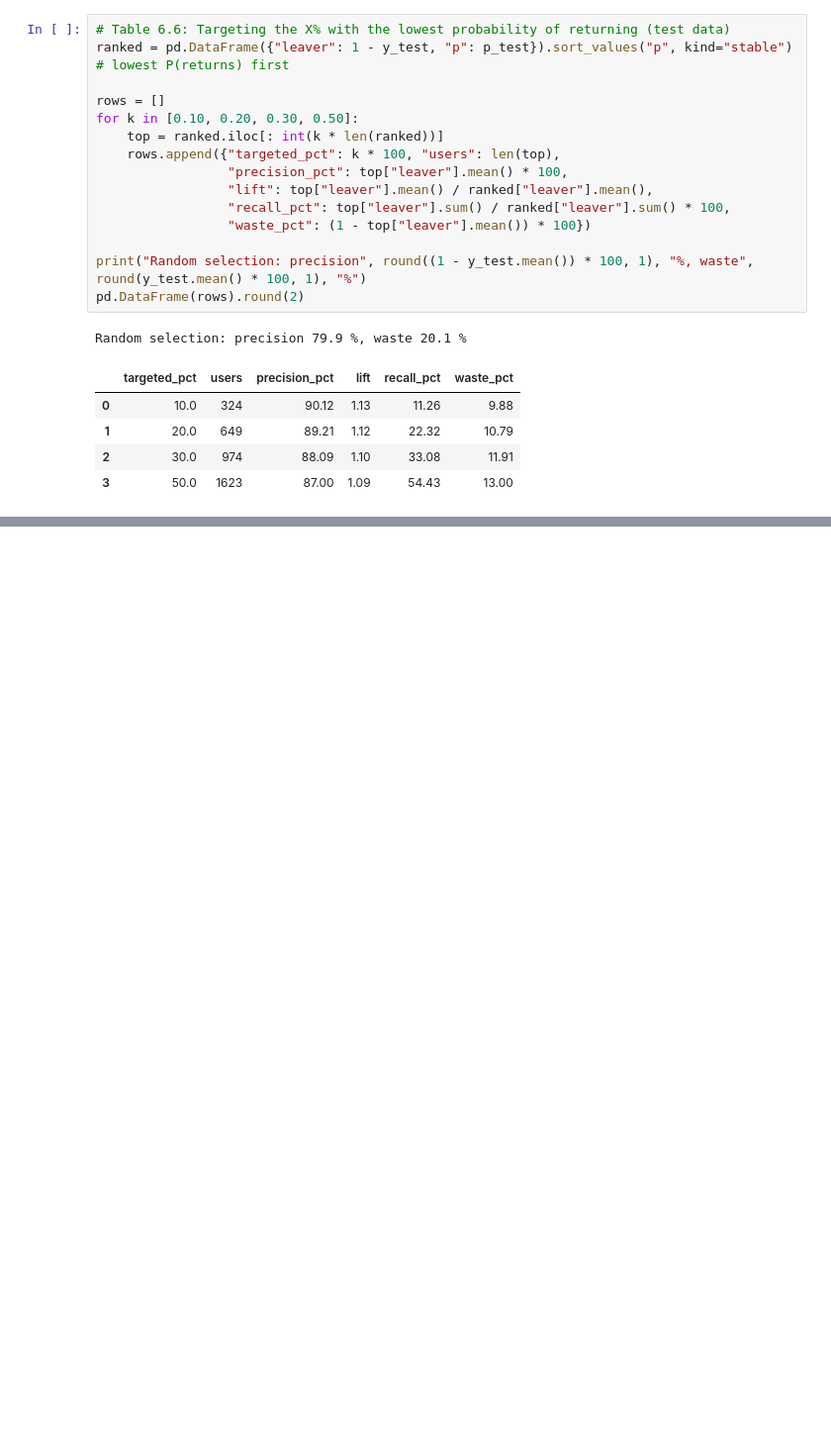
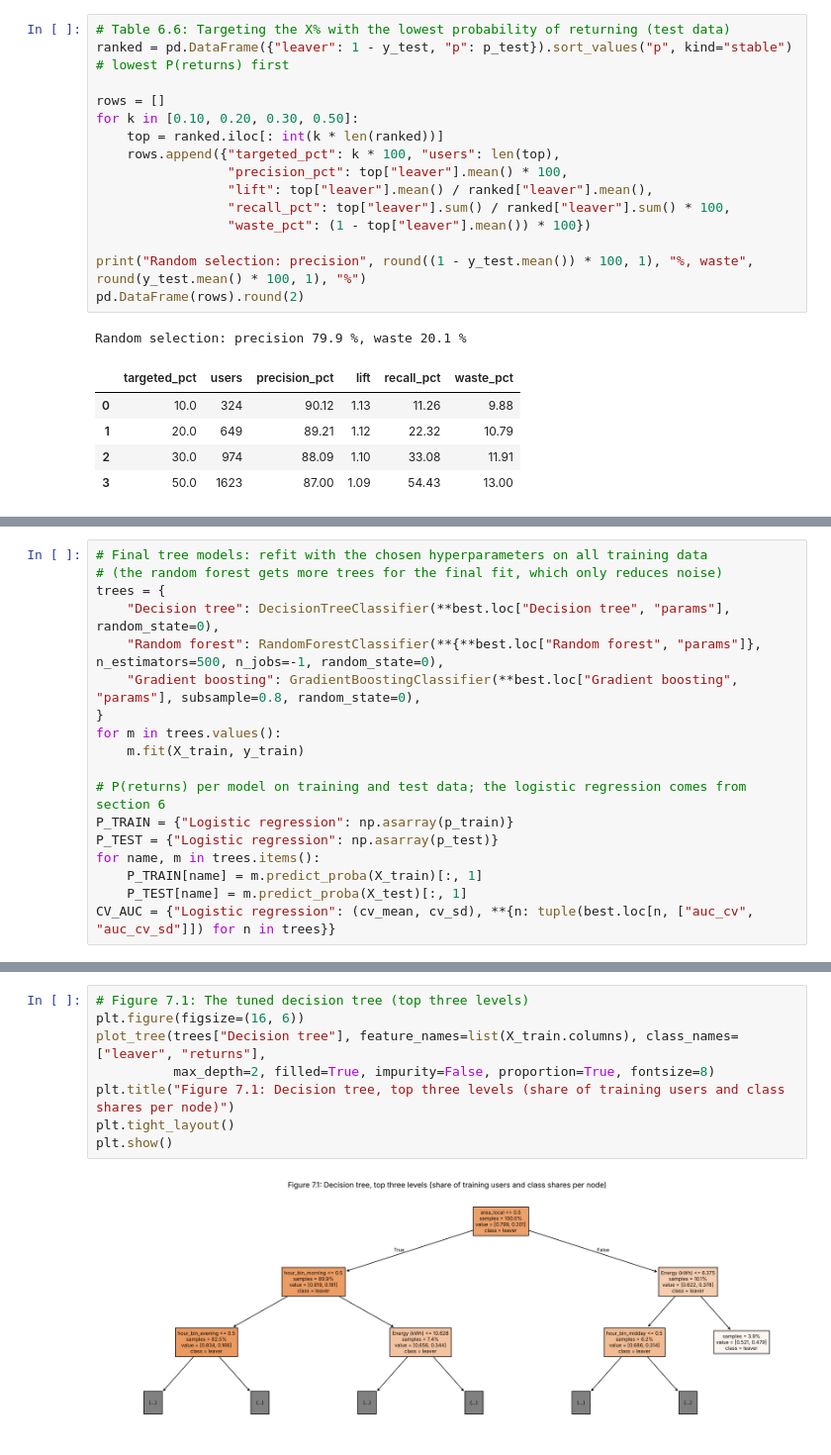
Before and after one commit to AliHoeg/intro_to_ba_project, a Jupyter notebook: exploraroty2.ipynb, the cells around one changed output, grey strips where cells are left out. Shown at 99% size. Cells and saved outputs as stored; diff of their text form; blank space fills up the shorter version.

Commit message:
Add tree models, model comparison and business case (sections 7-10)

```diff
--- a/exploraroty2.ipynb
+++ b/exploraroty2.ipynb
@@ -1170,0 +1251,18 @@ plt.show()
+# %%
+# Final tree models: refit with the chosen hyperparameters on all training data
+# (the random forest gets more trees for the final fit, which only reduces noise)
+trees = {
+    "Decision tree": DecisionTreeClassifier(**best.loc["Decision tree", "params"], random_state=0),
+    "Random forest": RandomForestClassifier(**{**best.loc["Random forest", "params"]}, n_estimators=500, n_jobs=-1, random_state=0),
+    "Gradient boosting": GradientBoostingClassifier(**best.loc["Gradient boosting", "params"], subsample=0.8, random_state=0),
+}
+for m in trees.values():
+    m.fit(X_train, y_train)
+
+# P(returns) per model on training and test data; the logistic regression comes from section 6
+P_TRAIN = {"Logistic regression": np.asarray(p_train)}
+P_TEST = {"Logistic regression": np.asarray(p_test)}
+for name, m in trees.items():
+    P_TRAIN[name] = m.predict_proba(X_train)[:, 1]
+    P_TEST[name] = m.predict_proba(X_test)[:, 1]
+CV_AUC = {"Logistic regression": (cv_mean, cv_sd), **{n: tuple(best.loc[n, ["auc_cv", "auc_cv_sd"]]) for n in trees}}
@@ -1170,0 +1277,10 @@ plt.show()
+# %%
+# Figure 7.1: The tuned decision tree (top three levels)
+plt.figure(figsize=(16, 6))
+plot_tree(trees["Decision tree"], feature_names=list(X_train.columns), class_names=["leaver", "returns"],
+          max_depth=2, filled=True, impurity=False, proportion=True, fontsize=8)
+plt.title("Figure 7.1: Decision tree, top three levels (share of training users and class shares per node)")
+plt.tight_layout()
+plt.show()
+# %% [output]
+[figure, added]
```
Also changed, not shown: parts of 34 cells of this notebook.
